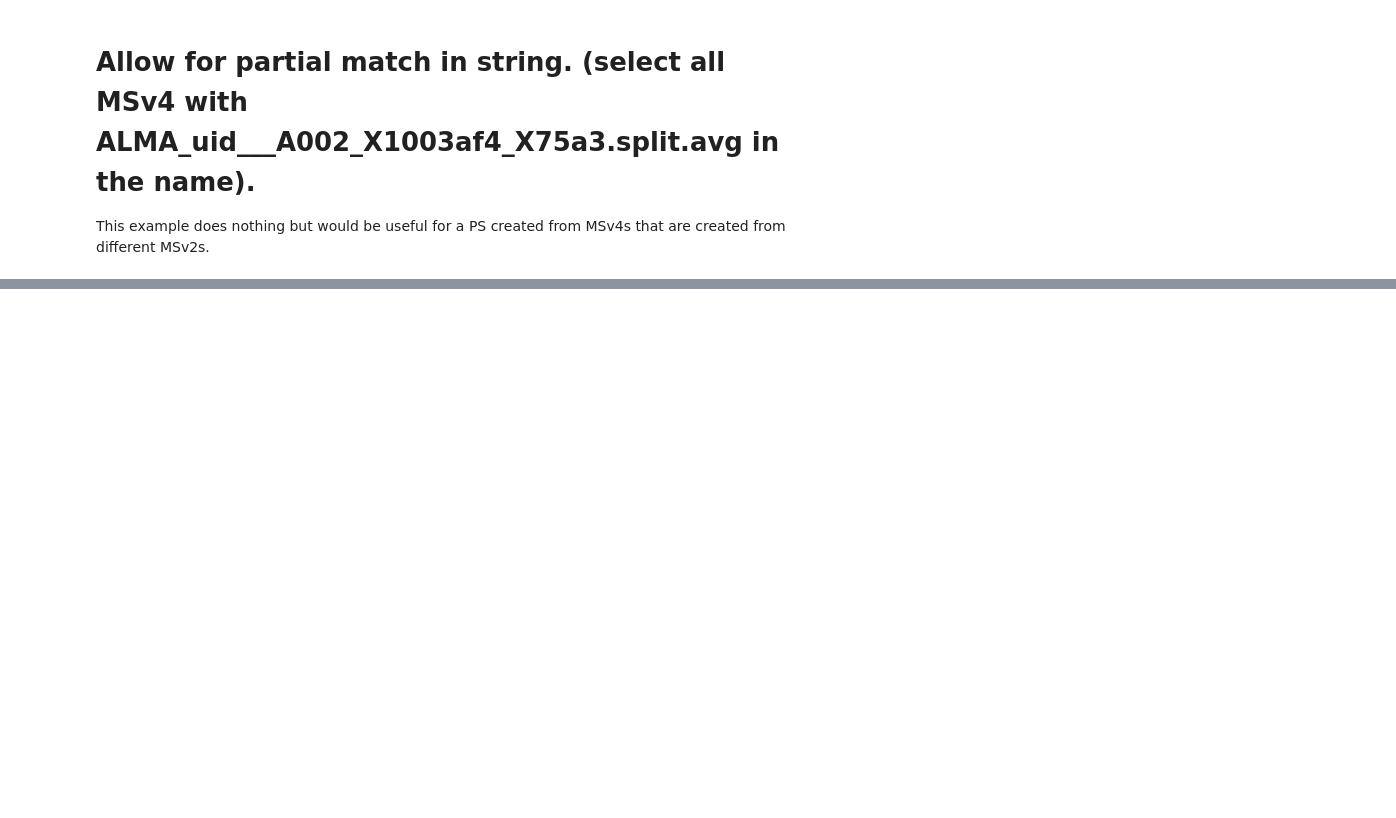
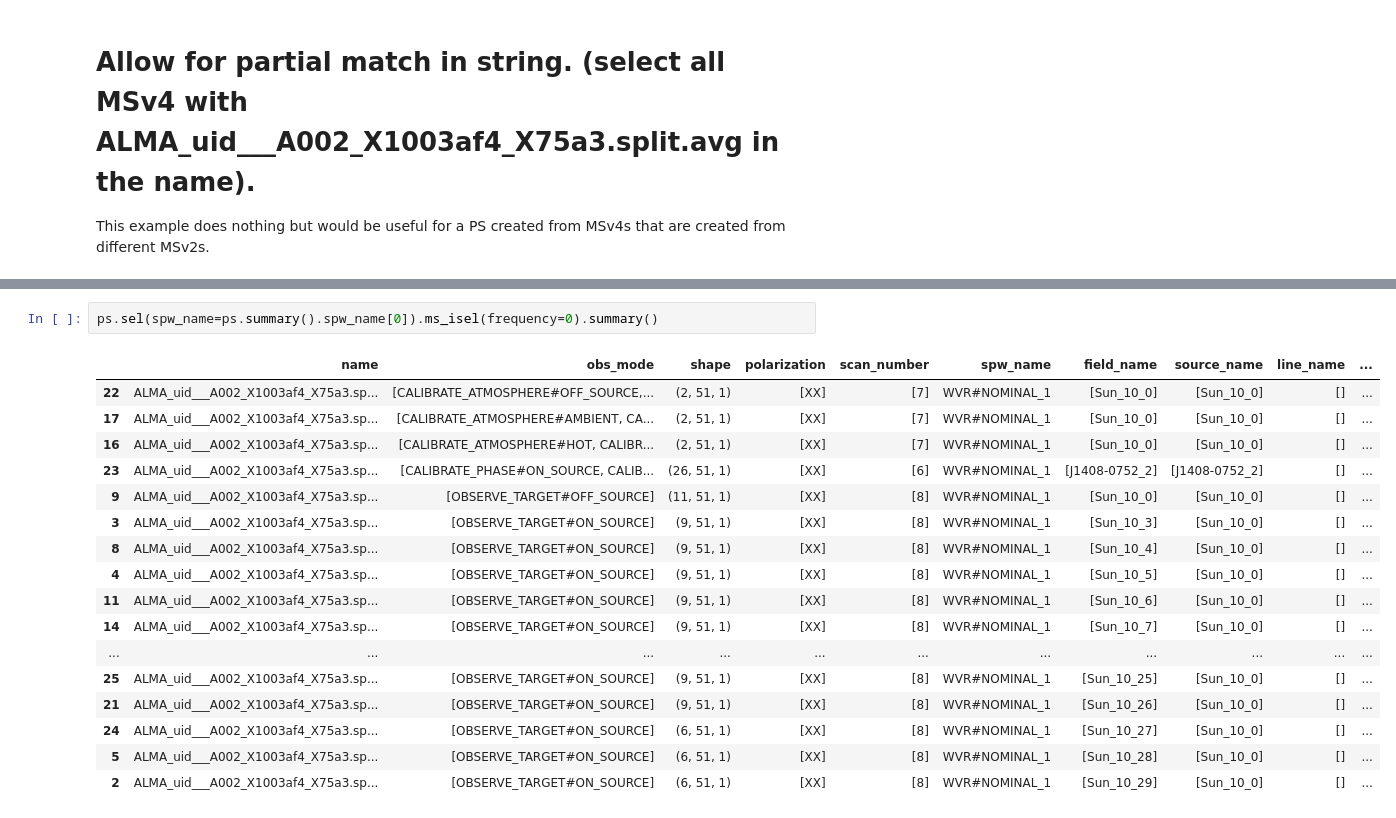
Before and after one commit to casangi/xradio, a Jupyter notebook: reviews/review_ps.ipynb, the cells around one changed output, grey strips where cells are left out. Drawn from its saved outputs; the diff is of its cells as text; blank space fills up the shorter version.

Commit message:
Fix summary when ms_sel a single frequency .

```diff
--- a/reviews/review_ps.ipynb
+++ b/reviews/review_ps.ipynb
@@ -174,0 +298,20 @@ ps.sel(name='ALMA_uid___A002_X1003af4_X75a3.split.avg',string_exact_match=False)
+# %%
+ps.sel(spw_name=ps.summary().spw_name[0]).ms_isel(frequency=0).summary()
+# %% [output]
+|  | name | obs_mode | shape | polarization | scan_number | spw_name | field_name | source_name | line_name | ... |
+| 22 | ALMA_uid___A002_X1003af4_X75a3.sp... | [CALIBRATE_ATMOSPHERE#OFF_SOURCE,... | (2, 51, 1) | [XX] | [7] | WVR#NOMINAL_1 | [Sun_10_0] | [Sun_10_0] | [] | ... |
+| 17 | ALMA_uid___A002_X1003af4_X75a3.sp... | [CALIBRATE_ATMOSPHERE#AMBIENT, CA... | (2, 51, 1) | [XX] | [7] | WVR#NOMINAL_1 | [Sun_10_0] | [Sun_10_0] | [] | ... |
+| 16 | ALMA_uid___A002_X1003af4_X75a3.sp... | [CALIBRATE_ATMOSPHERE#HOT, CALIBR... | (2, 51, 1) | [XX] | [7] | WVR#NOMINAL_1 | [Sun_10_0] | [Sun_10_0] | [] | ... |
+| 23 | ALMA_uid___A002_X1003af4_X75a3.sp... | [CALIBRATE_PHASE#ON_SOURCE, CALIB... | (26, 51, 1) | [XX] | [6] | WVR#NOMINAL_1 | [J1408-0752_2] | [J1408-0752_2] | [] | ... |
+| 9 | ALMA_uid___A002_X1003af4_X75a3.sp... | [OBSERVE_TARGET#OFF_SOURCE] | (11, 51, 1) | [XX] | [8] | WVR#NOMINAL_1 | [Sun_10_0] | [Sun_10_0] | [] | ... |
+| 3 | ALMA_uid___A002_X1003af4_X75a3.sp... | [OBSERVE_TARGET#ON_SOURCE] | (9, 51, 1) | [XX] | [8] | WVR#NOMINAL_1 | [Sun_10_3] | [Sun_10_0] | [] | ... |
+| 8 | ALMA_uid___A002_X1003af4_X75a3.sp... | [OBSERVE_TARGET#ON_SOURCE] | (9, 51, 1) | [XX] | [8] | WVR#NOMINAL_1 | [Sun_10_4] | [Sun_10_0] | [] | ... |
+| 4 | ALMA_uid___A002_X1003af4_X75a3.sp... | [OBSERVE_TARGET#ON_SOURCE] | (9, 51, 1) | [XX] | [8] | WVR#NOMINAL_1 | [Sun_10_5] | [Sun_10_0] | [] | ... |
+| 11 | ALMA_uid___A002_X1003af4_X75a3.sp... | [OBSERVE_TARGET#ON_SOURCE] | (9, 51, 1) | [XX] | [8] | WVR#NOMINAL_1 | [Sun_10_6] | [Sun_10_0] | [] | ... |
+| 14 | ALMA_uid___A002_X1003af4_X75a3.sp... | [OBSERVE_TARGET#ON_SOURCE] | (9, 51, 1) | [XX] | [8] | WVR#NOMINAL_1 | [Sun_10_7] | [Sun_10_0] | [] | ... |
+| ... | ... | ... | ... | ... | ... | ... | ... | ... | ... | ... |
+| 25 | ALMA_uid___A002_X1003af4_X75a3.sp... | [OBSERVE_TARGET#ON_SOURCE] | (9, 51, 1) | [XX] | [8] | WVR#NOMINAL_1 | [Sun_10_25] | [Sun_10_0] | [] | ... |
+| 21 | ALMA_uid___A002_X1003af4_X75a3.sp... | [OBSERVE_TARGET#ON_SOURCE] | (9, 51, 1) | [XX] | [8] | WVR#NOMINAL_1 | [Sun_10_26] | [Sun_10_0] | [] | ... |
+| 24 | ALMA_uid___A002_X1003af4_X75a3.sp... | [OBSERVE_TARGET#ON_SOURCE] | (6, 51, 1) | [XX] | [8] | WVR#NOMINAL_1 | [Sun_10_27] | [Sun_10_0] | [] | ... |
+| 5 | ALMA_uid___A002_X1003af4_X75a3.sp... | [OBSERVE_TARGET#ON_SOURCE] | (6, 51, 1) | [XX] | [8] | WVR#NOMINAL_1 | [Sun_10_28] | [Sun_10_0] | [] | ... |
+| 2 | ALMA_uid___A002_X1003af4_X75a3.sp... | [OBSERVE_TARGET#ON_SOURCE] | (6, 51, 1) | [XX] | [8] | WVR#NOMINAL_1 | [Sun_10_29] | [Sun_10_0] | [] | ... |
```
Also changed, not shown: parts of 13 cells of this notebook, 1 other file.
